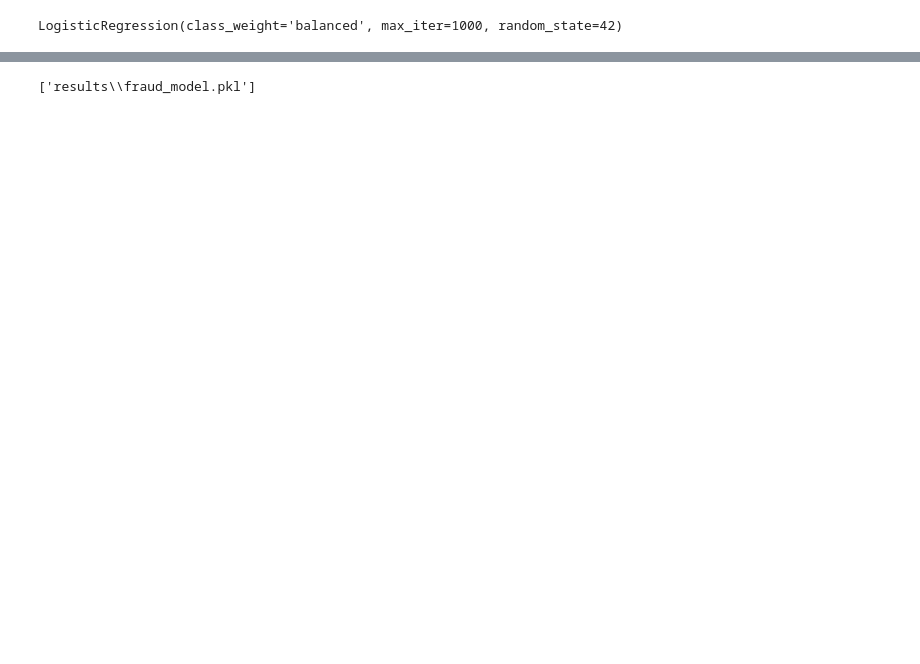
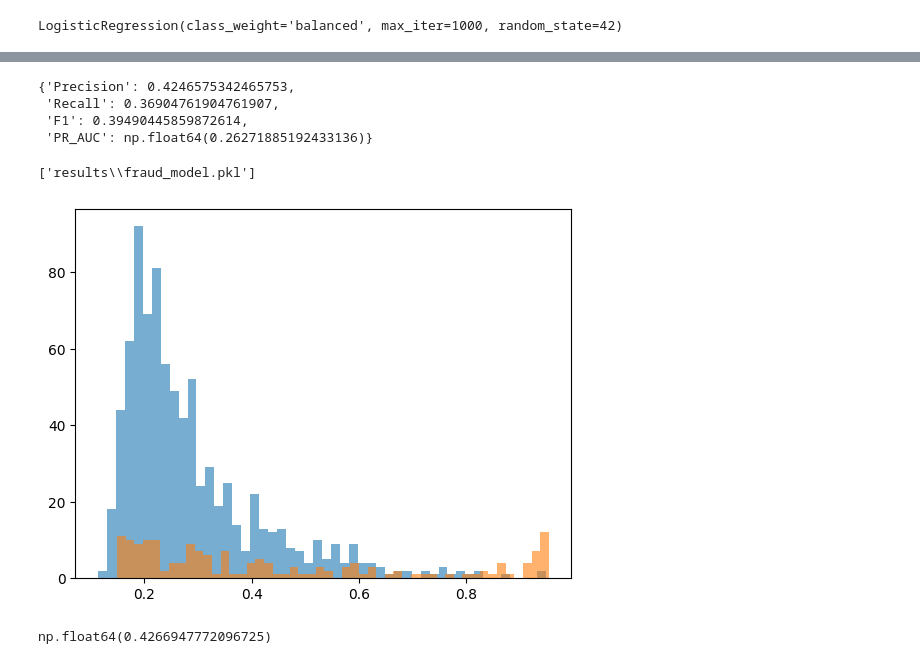
Before and after one commit to Amirthagenius/Multi-Layered-Behavioral-Fraud-Detection, a Jupyter notebook: 03_model_training.ipynb, the cells around one changed output, grey strips where cells are left out. Drawn from its saved outputs; the diff is of its cells as text; code cells hidden in the pictures; blank space fills up the shorter version.

```diff
--- a/03_model_training.ipynb
+++ b/03_model_training.ipynb
@@ -416,3 +549,10 @@ print(false_negative_indices[:5])
+# %%
+evaluate_model(y_val, voting_pred)
+# %% [output]
+{'Precision': 0.4246575342465753,
+ 'Recall': 0.36904761904761907,
+ 'F1': 0.39490445859872614,
+ 'PR_AUC': np.float64(0.26271885192433136)}
 # %%
 for idx in false_negative_indices[:3]:
 
@@ -442,3 +582,16 @@ joblib.dump(
 )
 # %% [output]
 ['results\\fraud_model.pkl']
+# %%
+plt.hist(voting_val_prob[y_val==0], bins=50, alpha=0.6)
+plt.hist(voting_val_prob[y_val==1], bins=50, alpha=0.6)
+
+plt.show()
+# %% [output]
+[figure, added]
+# %%
+from sklearn.metrics import average_precision_score
+
+average_precision_score(y_val, voting_val_prob)
+# %% [output]
+np.float64(0.4266947772096725)
```
Also changed, not shown: parts of 28 cells of this notebook, 20 other files.
